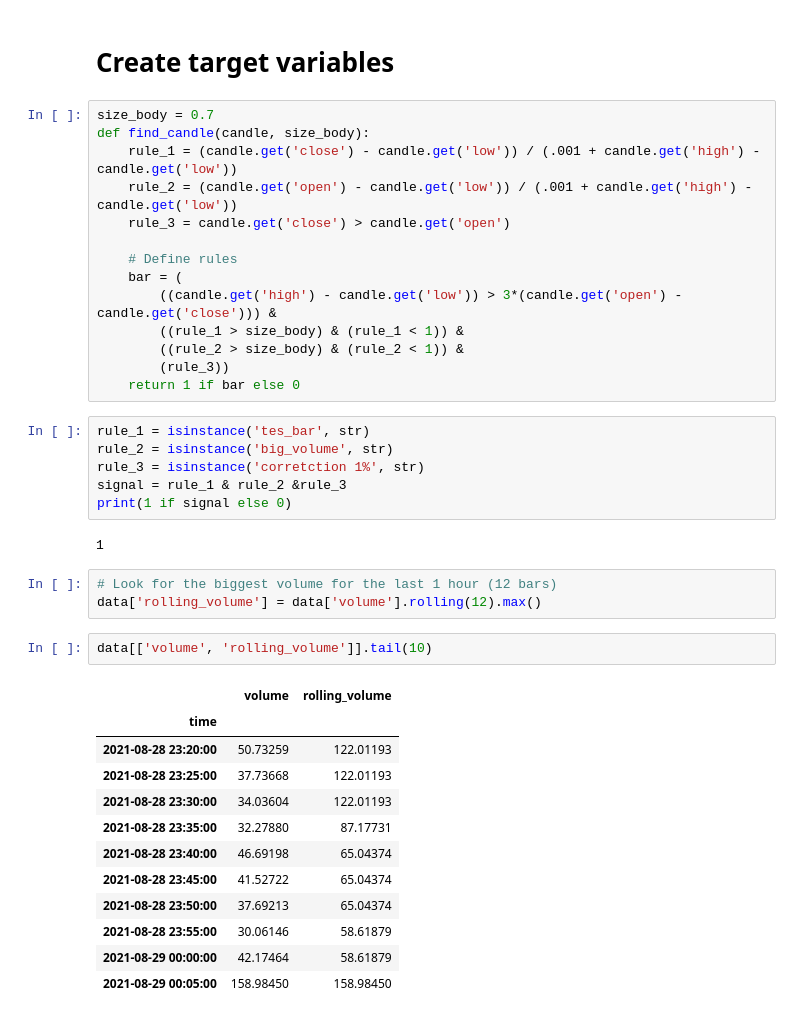
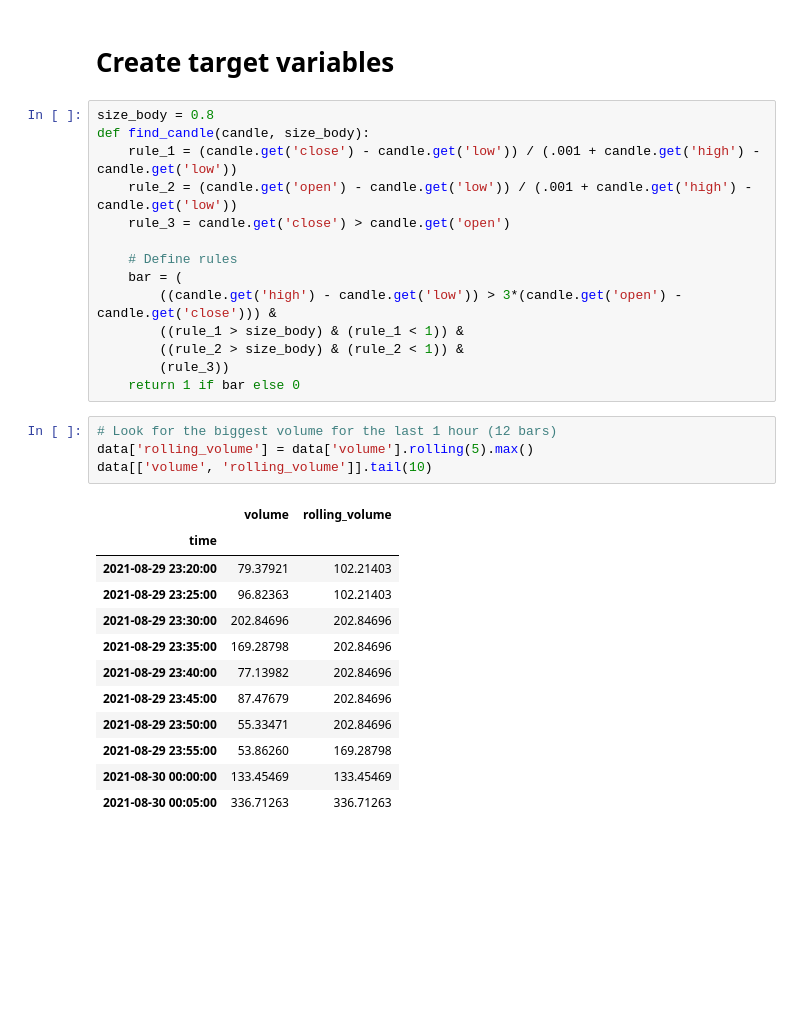
Before and after one commit to sergio12S/mean-reversing-bitcoin, a Jupyter notebook: strategies/strategy_volume_bar.ipynb, the cells around one changed output. Saved outputs shown, nothing was run; the diff lists cells and outputs as text; blank space fills up the shorter version.

Commit message:
add new rules for test strategy

```diff
--- a/strategies/strategy_volume_bar.ipynb
+++ b/strategies/strategy_volume_bar.ipynb
@@ -23,7 +24,7 @@ data.tail(5)
 # %% [markdown]
 # Create target variables
 # %%
-size_body = 0.7
+size_body = 0.8
 def find_candle(candle, size_body):
     rule_1 = (candle.get('close') - candle.get('low')) / (.001 + candle.get('high') - candle.get('low'))
     rule_2 = (candle.get('open') - candle.get('low')) / (.001 + candle.get('high') - candle.get('low'))
@@ -36,29 +37,20 @@ def find_candle(candle, size_body):
         ((rule_2 > size_body) & (rule_2 < 1)) &
         (rule_3))
     return 1 if bar else 0
-# %%
-rule_1 = isinstance('tes_bar', str)
-rule_2 = isinstance('big_volume', str)
-rule_3 = isinstance('corretction 1%', str)
-signal = rule_1 & rule_2 &rule_3
-print(1 if signal else 0)
-# %% [output]
-1
 # %%
 # Look for the biggest volume for the last 1 hour (12 bars)
-data['rolling_volume'] = data['volume'].rolling(12).max()
+data['rolling_volume'] = data['volume'].rolling(5).max()
+data[['volume', 'rolling_volume']].tail(10)
+# %% [output]
+|  | volume | rolling_volume |
+| time |  |  |
+| 2021-08-29 23:20:00 | 79.37921 | 102.21403 |
+| 2021-08-29 23:25:00 | 96.82363 | 102.21403 |
+| 2021-08-29 23:30:00 | 202.84696 | 202.84696 |
+| 2021-08-29 23:35:00 | 169.28798 | 202.84696 |
+| 2021-08-29 23:40:00 | 77.13982 | 202.84696 |
+| 2021-08-29 23:45:00 | 87.47679 | 202.84696 |
+| 2021-08-29 23:50:00 | 55.33471 | 202.84696 |
+| 2021-08-29 23:55:00 | 53.86260 | 169.28798 |
+| 2021-08-30 00:00:00 | 133.45469 | 133.45469 |
+| 2021-08-30 00:05:00 | 336.71263 | 336.71263 |
-# %%
-data[['volume', 'rolling_volume']].tail(10)
-# %% [output]
-|  | volume | rolling_volume |
-| time |  |  |
-| 2021-08-28 23:20:00 | 50.73259 | 122.01193 |
-| 2021-08-28 23:25:00 | 37.73668 | 122.01193 |
-| 2021-08-28 23:30:00 | 34.03604 | 122.01193 |
-| 2021-08-28 23:35:00 | 32.27880 | 87.17731 |
-| 2021-08-28 23:40:00 | 46.69198 | 65.04374 |
-| 2021-08-28 23:45:00 | 41.52722 | 65.04374 |
-| 2021-08-28 23:50:00 | 37.69213 | 65.04374 |
-| 2021-08-28 23:55:00 | 30.06146 | 58.61879 |
-| 2021-08-29 00:00:00 | 42.17464 | 58.61879 |
-| 2021-08-29 00:05:00 | 158.98450 | 158.98450 |
```
Also changed, not shown: parts of 16 cells of this notebook, 1 other file.
